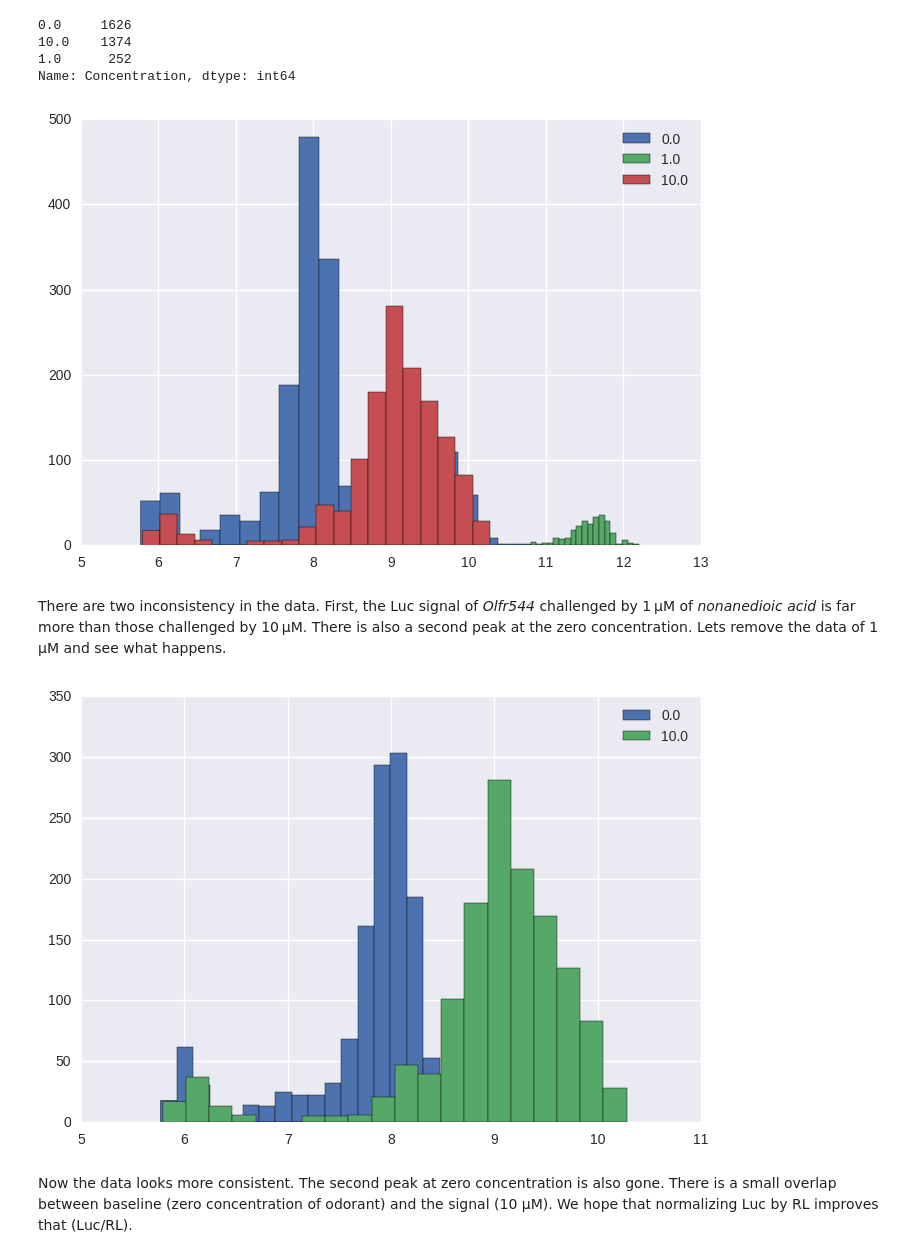
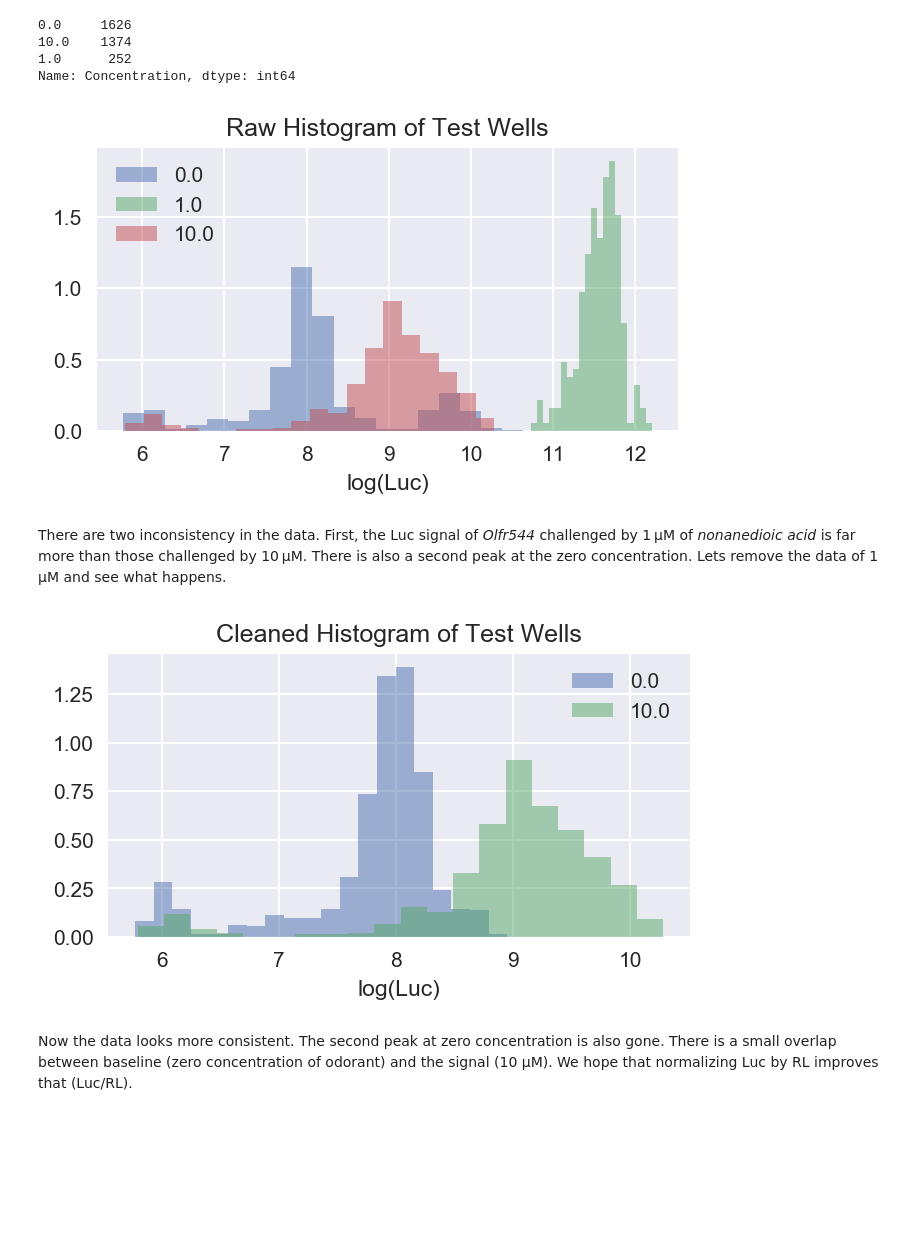
Before and after one commit to hamed/HumanOlfaction, a Jupyter notebook: src/normalizing.ipynb, the cells around one changed output. Saved outputs shown, nothing was run; the diff lists cells and outputs as text; code cells hidden in the pictures; blank space fills up the shorter version.

```diff
--- a/src/normalizing.ipynb
+++ b/src/normalizing.ipynb
@@ -13,3 +13,8 @@ import pandas as pd
 %matplotlib inline
 import matplotlib.pyplot as plt
 import seaborn as sns
+
+plt.rcParams['figure.figsize'] = 5, 2.5
+plt.rcParams['figure.dpi'] = 150
+# %%
+plt.rcParams
@@ -62,9 +85,12 @@ Name: Concentration, dtype: int64
 # %%
 g = test.groupby('Concentration')
 g.log_Luc.hist(bins=20, normed=True, alpha=0.5)
 plt.legend(g.groups.keys());
+plt.title('Raw Histogram of Test Wells')
+plt.xlabel("log(Luc)")
+plt.savefig('../fig/raw_histogram.pdf')
 # %% [output]
-[figure, old version]
+[figure, new version]
 # %% [markdown]
 There are two inconsistency in the data. First, the Luc signal of *Olfr544* challenged by 1 μM of *nonanedioic acid* is far more than those challenged by 10 μM. There is also a second peak at the zero concentration. Lets remove the data of  1 μM and see what happens.
 # %%
@@ -79,8 +105,11 @@ test = primary[(~primary.has_c_1) & (primary.Gene == test_or)].copy()
 g = test.groupby('Concentration')
 g.log_Luc.hist(bins=20, normed=True, alpha=0.5)
 plt.legend(g.groups.keys());
+plt.title('Cleaned Histogram of Test Wells')
+plt.xlabel("log(Luc)")
+plt.savefig('../fig/cleaned_histogram.pdf')
 # %% [output]
-[figure, old version]
+[figure, new version]
 # %% [markdown]
 Now the data looks more consistent. The second peak at zero concentration is also gone. There is a small overlap between baseline (zero concentration of odorant) and the signal (10 μM). We hope that normalizing Luc by RL improves that (Luc/RL).
 # %%
```
Also changed, not shown: parts of 12 cells of this notebook, 1 other file.
